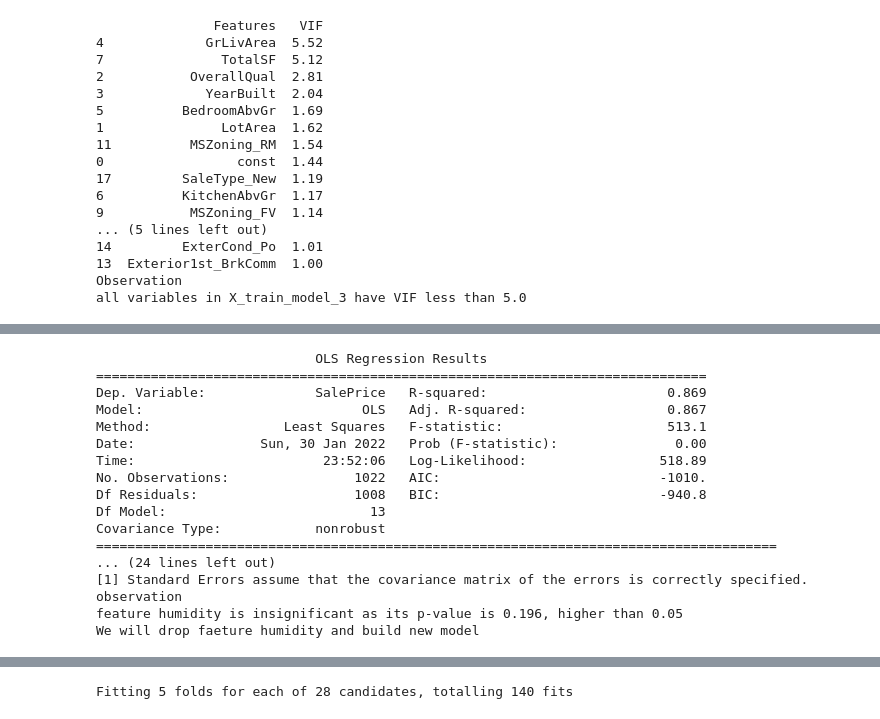
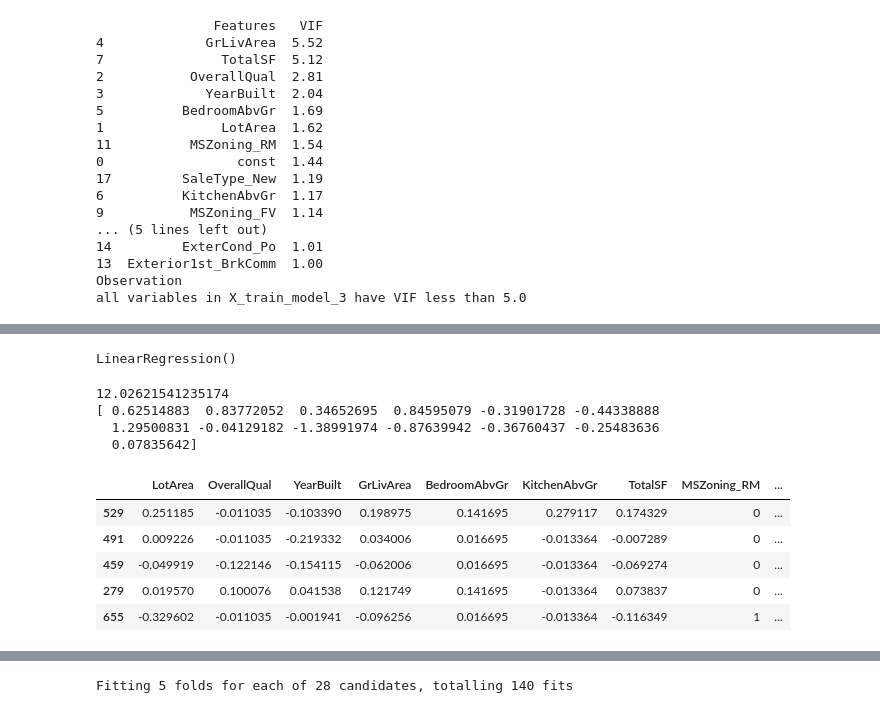
Before and after one commit to CharlieThomasCTG/HousePriceModel, a Jupyter notebook: LinearRegress_Proj.ipynb, the cells around one changed output, grey strips where cells are left out. Saved outputs shown, nothing was run; the diff lists cells and outputs as text; code cells hidden in the pictures.

```diff
--- a/LinearRegress_Proj.ipynb
+++ b/LinearRegress_Proj.ipynb
@@ -1022,34 +1022,21 @@ We will drop faeture humidity and build new model
 # %%
 #Removing insignificant variable
 #Removing variable 'holiday_yes_holiday' as its p-value is more than 0.05 and VIF value is 5.78.
-X_train_model_9 =X_train_model_8.drop(["ExterCond_Po"], axis = 1)
+X_train_model_9 =X_train_model_8.drop(["ExterCond_Po","const"], axis = 1)
-# %%
-# Add a constant
-#X_train_model_3 = sm.add_constant(X_train_rfe)
-
-# Create a first fitted model
-model_9 = sm.OLS(y_train, X_train_model_9).fit()
-
-# Print a summary of the linear regression model obtained
-print(model_9.summary())
-print('observation')
-print('feature humidity is insignificant as its p-value is 0.196, higher than 0.05')
-print('We will drop faeture humidity and build new model')
-# %% [output]
-                            OLS Regression Results
-==============================================================================
-Dep. Variable:              SalePrice   R-squared:                       0.869
-Model:                            OLS   Adj. R-squared:                  0.867
-Method:                 Least Squares   F-statistic:                     513.1
-Date:                Sun, 30 Jan 2022   Prob (F-statistic):               0.00
-Time:                        23:52:06   Log-Likelihood:                 518.89
-No. Observations:                1022   AIC:                            -1010.
-Df Residuals:                    1008   BIC:                            -940.8
-Df Model:                          13
-Covariance Type:            nonrobust
-=======================================================================================
-... (24 lines left out)
-[1] Standard Errors assume that the covariance matrix of the errors is correctly specified.
-observation
-feature humidity is insignificant as its p-value is 0.196, higher than 0.05
-We will drop faeture humidity and build new model
+# %%
+# Instantiate
+lm = LinearRegression()
+
+# Fit a line
+lm.fit(X_train_model_9, y_train)
+# %% [output]
+LinearRegression()
+# %%
+# Print the coefficients and intercept
+print(lm.intercept_)
+print(lm.coef_)
+# %% [output]
+12.02621541235174
+[ 0.62514883  0.83772052  0.34652695  0.84595079 -0.31901728 -0.44338888
+  1.29500831 -0.04129182 -1.38991974 -0.87639942 -0.36760437 -0.25483636
+  0.07835642]
@@ -1055,0 +1045,10 @@ We will drop faeture humidity and build new model
+# %%
+X_test=X_test[X_train_model_9.columns]
+X_test.head()
+# %% [output]
+|  | LotArea | OverallQual | YearBuilt | GrLivArea | BedroomAbvGr | KitchenAbvGr | TotalSF | MSZoning_RM | ... |
+| 529 | 0.251185 | -0.011035 | -0.103390 | 0.198975 | 0.141695 | 0.279117 | 0.174329 | 0 | ... |
+| 491 | 0.009226 | -0.011035 | -0.219332 | 0.034006 | 0.016695 | -0.013364 | -0.007289 | 0 | ... |
+| 459 | -0.049919 | -0.122146 | -0.154115 | -0.062006 | 0.016695 | -0.013364 | -0.069274 | 0 | ... |
+| 279 | 0.019570 | 0.100076 | 0.041538 | 0.121749 | 0.141695 | -0.013364 | 0.073837 | 0 | ... |
+| 655 | -0.329602 | -0.011035 | -0.001941 | -0.096256 | 0.016695 | -0.013364 | -0.116349 | 1 | ... |
```
Also changed, not shown: parts of 17 cells of this notebook.
